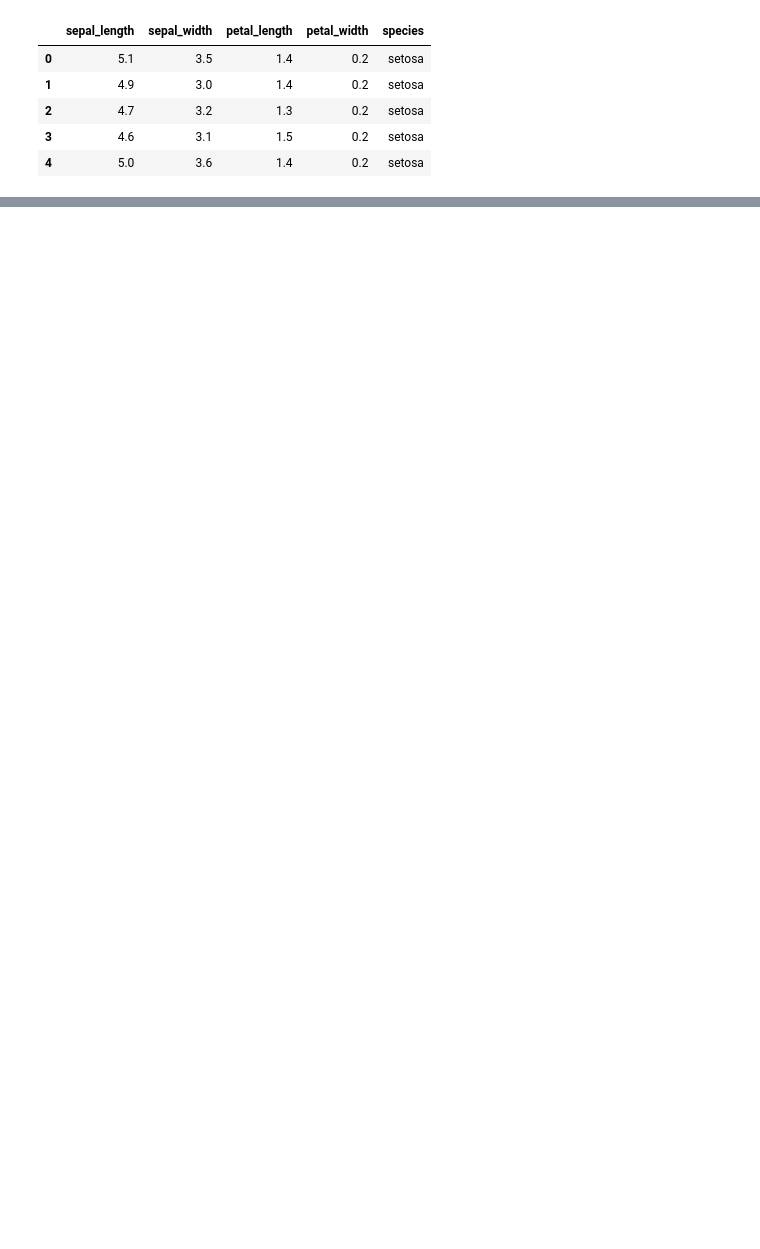
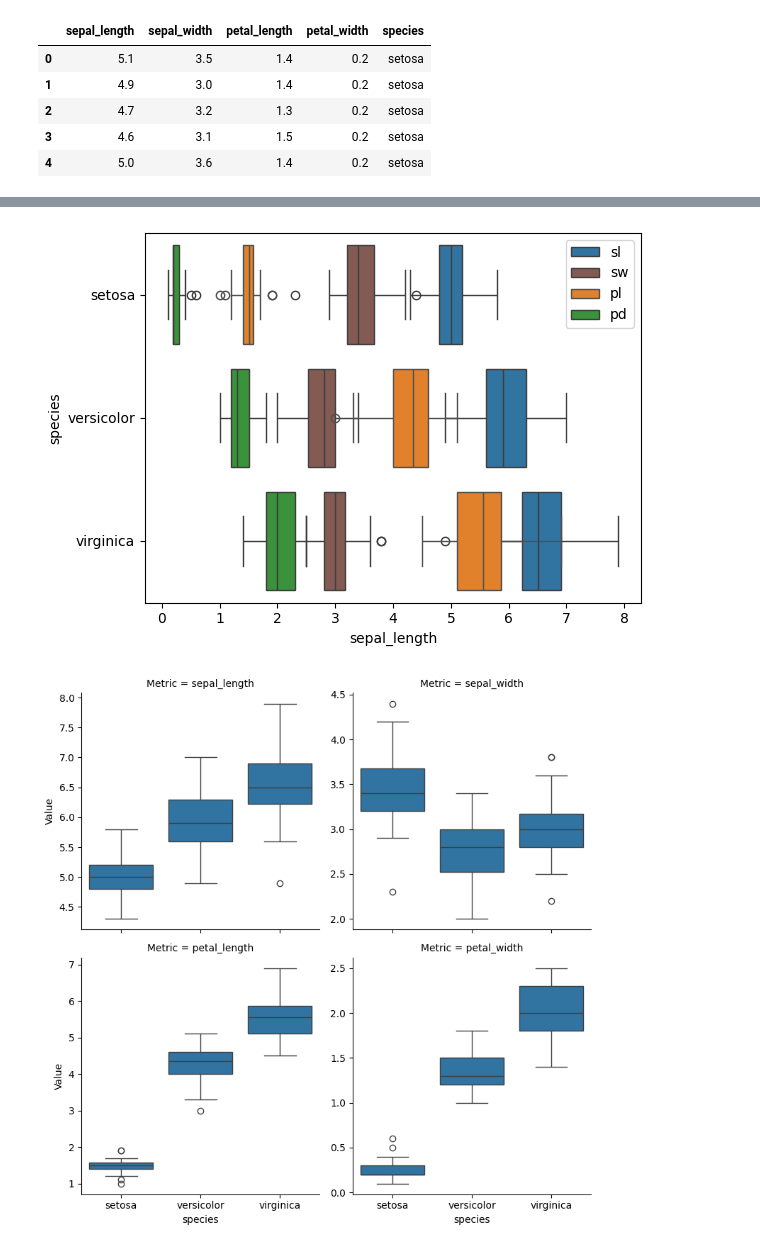
Before and after one commit to Andree33/FlowerClassifier, a Jupyter notebook: flowers.ipynb, the cells around one changed output, grey strips where cells are left out. Drawn from its saved outputs; the diff is of its cells as text; code cells hidden in the pictures; blank space fills up the shorter version.

```diff
--- a/flowers.ipynb
+++ b/flowers.ipynb
@@ -14,0 +41,24 @@ df.head()
+# %%
+sns.boxplot(x = "sepal_length", y = "species", data = df, label="sl")
+sns.boxplot(x = "sepal_width", y = "species", data = df, label="sw", color="C5")
+sns.boxplot(x = "petal_length", y = "species", data = df, label="pl")
+sns.boxplot(x = "petal_width", y = "species", data = df, label="pd")
+plt.legend()
+plt.show()
+
+# Transformar os dados para o formato "long-form"
+# Isso coloca todas as métricas numa coluna e os valores noutra
+df_melted = df.melt(id_vars='species', var_name='Metric', value_name='Value')
+
+# Criar a matriz de boxplots
+g = sns.FacetGrid(df_melted, col="Metric", col_wrap=2, sharey=False, height=4)
+g.map(sns.boxplot, "species", "Value", order=["setosa", "versicolor", "virginica"])
+
+plt.show()
+
+
+# g = sns.FacetGrid(df_long, col="Metric", height=4, aspect=0.8)
+# g.map(sns.boxplot, "species", "cm", order=["setosa", "versicolor", "virginica"])
+# %% [output]
+[figure, added]
+[figure, added]
```
Also changed, not shown: parts of 11 cells of this notebook.
